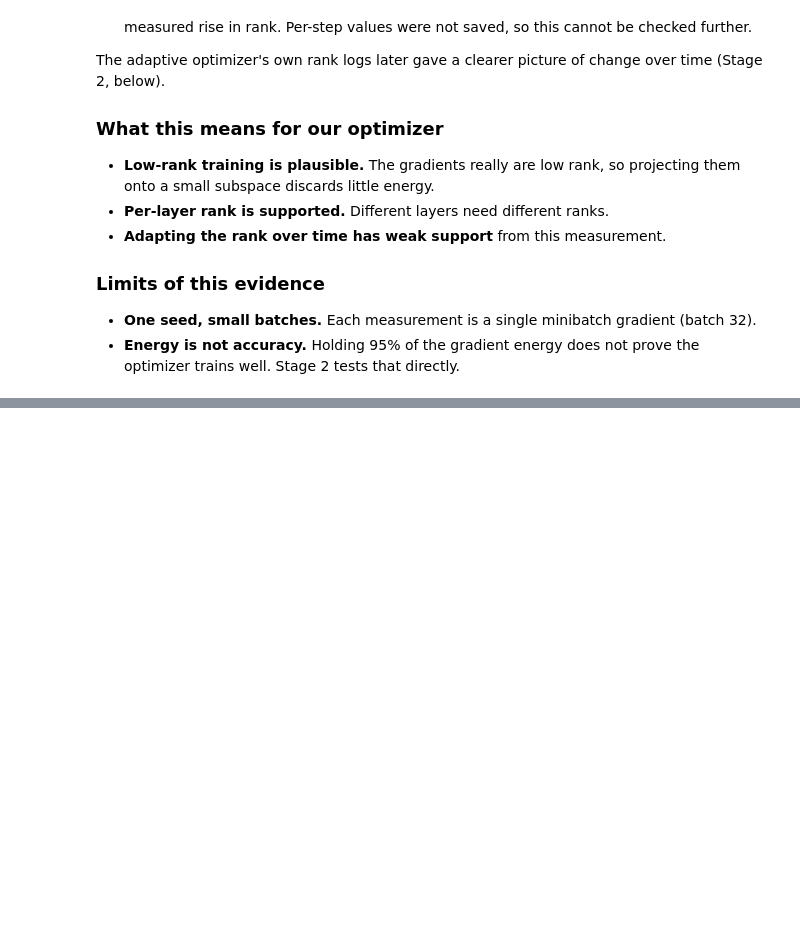
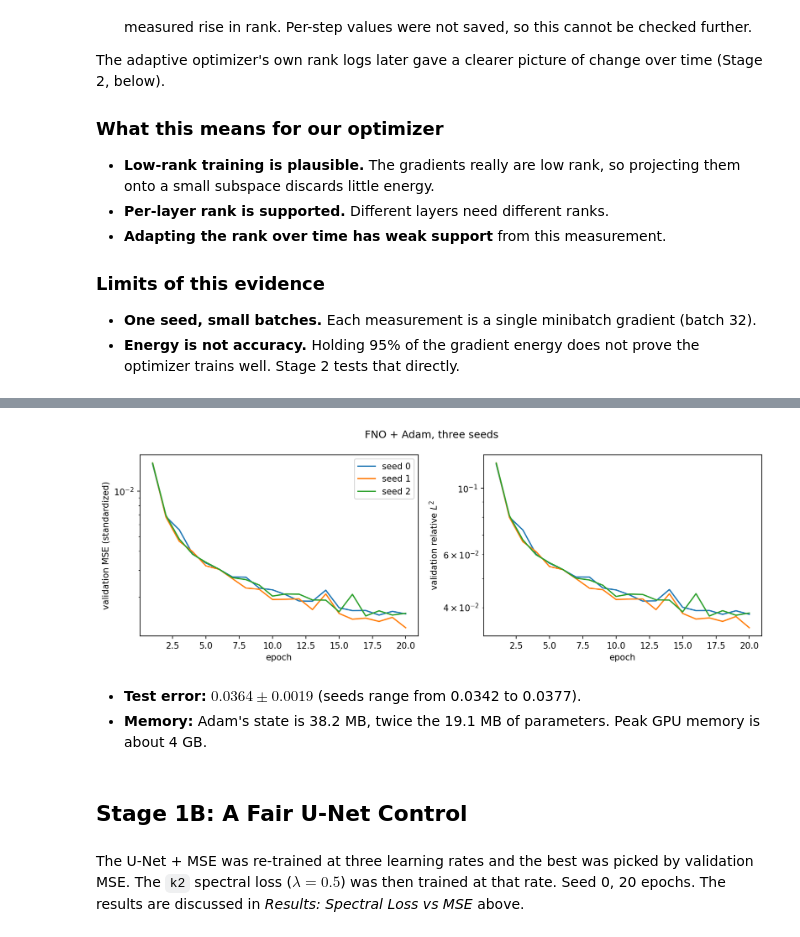
Before and after one commit to jaygupta33/FML_Project, a Jupyter notebook: navier-stokes.ipynb, the cells around one changed output, grey strips where cells are left out. Drawn from its saved outputs; the diff is of its cells as text; code cells hidden in the pictures; blank space fills up the shorter version.

Commit message:
Main notebook Part 2: all stage results, tables and figures in one place

```diff
--- a/navier-stokes.ipynb
+++ b/navier-stokes.ipynb
@@ -1961,0 +1979,14 @@ save_csv(per_layer, "grad_per_layer", index=False)
+# %%
+from pathlib import Path
+import pandas as pd
+from IPython.display import Image, display
+
+RES, FIG = Path("results"), Path("figures")
+assert RES.is_dir(), "run this part from the repository root, where results/ lives"
+
+def load(name, cols=None, digits=4):
+    df = pd.read_csv(RES / f"{name}.csv")
+    return (df[cols] if cols else df).round(digits)
+
+def show_fig(path, width=720):
+    display(Image(filename=str(FIG / path), width=width))
@@ -1961,0 +2016,13 @@ save_csv(per_layer, "grad_per_layer", index=False)
+# %%
+show_fig("stage1_fno_adam_curves.png")
+# %% [output]
+[figure, added]
+# %% [markdown]
+- **Test error:** $0.0364 \pm 0.0019$ (seeds range from 0.0342 to 0.0377).
+- **Memory:** Adam's state is 38.2 MB, twice the 19.1 MB of parameters. Peak GPU memory is about 4 GB.
+# %% [markdown]
+## Stage 1B: A Fair U-Net Control
+# %% [markdown]
+The U-Net + MSE was re-trained at three learning rates and the best was picked by validation MSE. The `k2` spectral
+loss ($\lambda = 0.5$) was then trained at that rate. Seed 0, 20 epochs. The results are discussed in
+*Results: Spectral Loss vs MSE* above.
```
Also changed, not shown: parts of 52 cells of this notebook, 2 other files.
